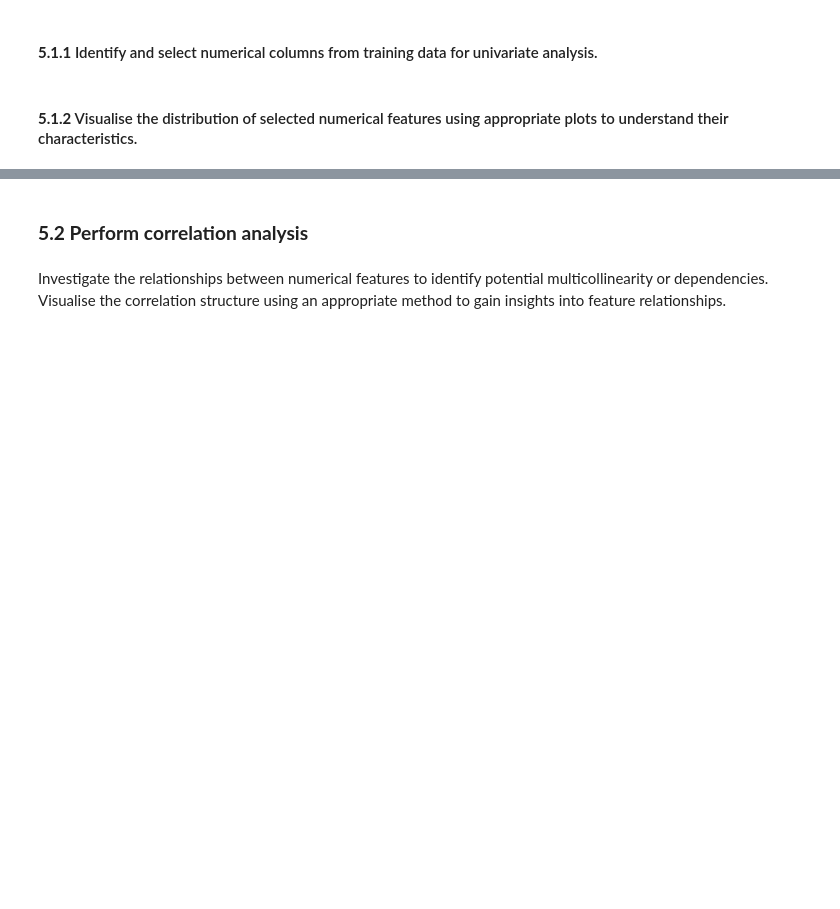
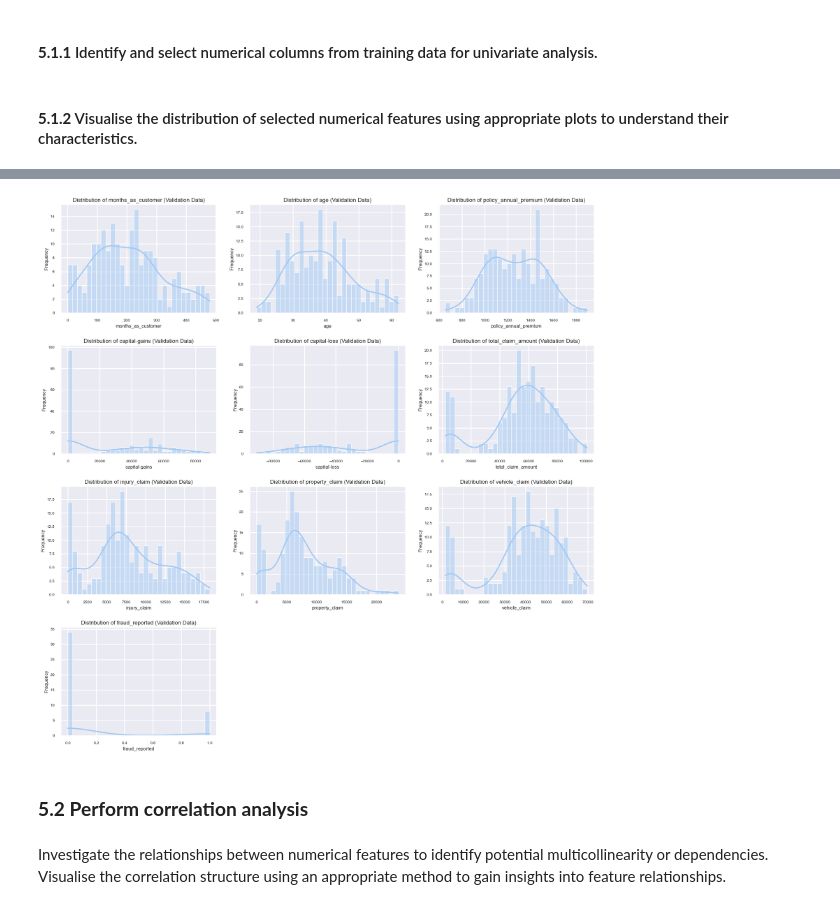
Before and after one commit to WolfeTyler/Fraudulent_Claim_Detector, a Jupyter notebook: Fraudulent_Claim_Detection_Starter.ipynb, the cells around one changed output, grey strips where cells are left out. Saved outputs shown, nothing was run; the diff lists cells and outputs as text; code cells hidden in the pictures; blank space fills up the shorter version.

```diff
--- a/Fraudulent_Claim_Detection_Starter.ipynb
+++ b/Fraudulent_Claim_Detection_Starter.ipynb
@@ -799,13 +799,3 @@ val_data['fraud_reported'] = y_test.reset_index(drop=True)
 num_cols_val = val_data.select_dtypes(include=['int64', 'float64']).columns.tolist()
 # %% [markdown]
 #### **5.1.2** Visualise the distribution of selected numerical features using appropriate plots to understand their characteristics.
-# %%
-# Plot all the numerical columns to understand their distribution
-for col in num_cols_val:
-    plt.figure(figsize=(8, 4))
-    sns.histplot(val_data[col], kde=True, bins=30)
-    plt.title(f"Distribution of {col} (Validation Data)")
-    plt.xlabel(col)
-    plt.ylabel("Frequency")
-    plt.tight_layout()
-    plt.show()
@@ -826,3 +802,21 @@ for col in num_cols_val:
+# %%
+num_rows = (len(num_cols_val) + 3) // 3
+fig, axes = plt.subplots(num_rows, 3, figsize=(20, 5 * num_rows))
+axes = axes.flatten()
+
+for i, col in enumerate(num_cols_val):
+    sns.histplot(val_data[col], kde=True, bins=30, ax=axes[i])
+    axes[i].set_title(f"Distribution of {col} (Validation Data)")
+    axes[i].set_xlabel(col)
+    axes[i].set_ylabel("Frequency")
+
+for i in range(len(num_cols_val), len(axes)):
+    axes[i].set_visible(False)
+
+plt.tight_layout()
+plt.show()
+# %% [output]
+[figure, added]
 # %% [markdown]
 ### **5.2 Perform correlation analysis**
 # %% [markdown]
```
Also changed, not shown: parts of 3 cells of this notebook.
